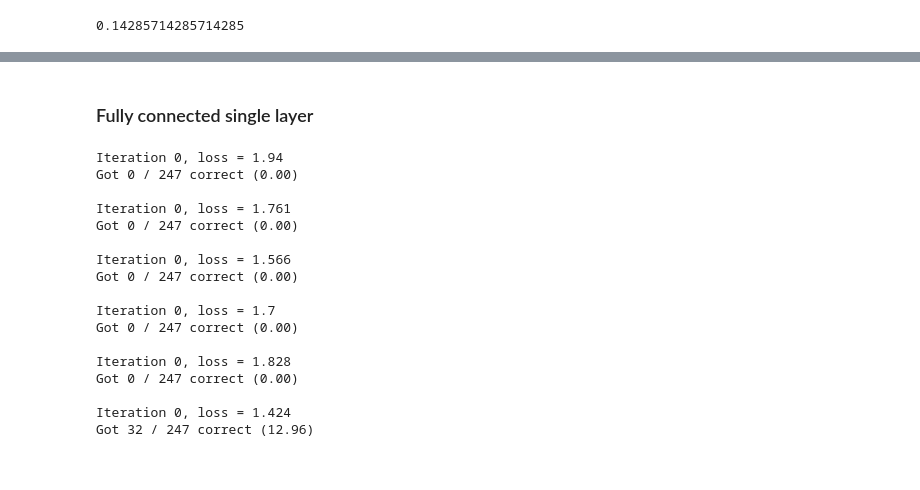
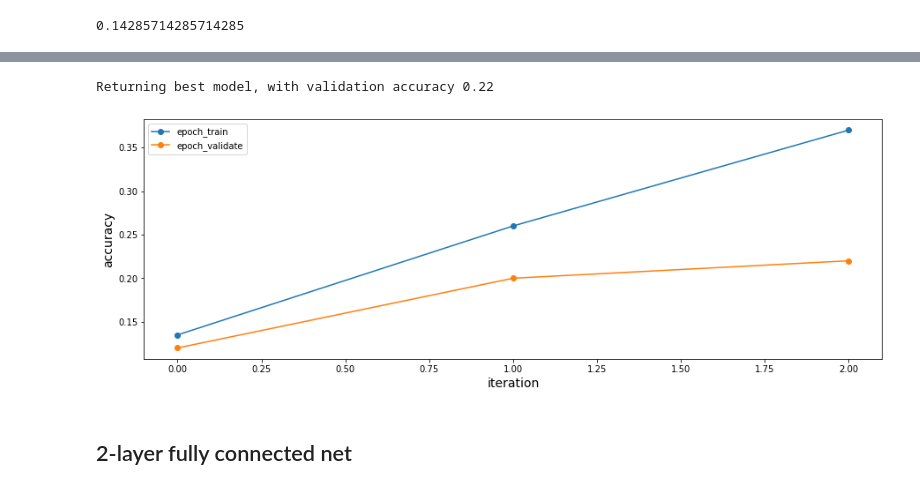
Before and after one commit to etrieschman/tree-finder, a Jupyter notebook: notebooks/preprocess_images.ipynb, the cells around one changed output, grey strips where cells are left out. Saved outputs shown, nothing was run; the diff lists cells and outputs as text; code cells hidden in the pictures.

```diff
--- a/notebooks/preprocess_images.ipynb
+++ b/notebooks/preprocess_images.ipynb
@@ -272,36 +226,17 @@ Got 40 / 247 correct (16.19)
+# %%
+model_mh = nn.Sequential(
+    Flatten(),
+    nn.Linear(IMAGE_DIM*IMAGE_DIM*3, len(class_names))
+    ).to(device)
+optimizer_mh = optim.Adam(model_mh.parameters(), lr=0.001, betas=(0.9, 0.99))
+schedlr_mh = lr_scheduler.StepLR(optimizer_mh, step_size=2, gamma=0.1) # lr decay
+criterion_mh = nn.MultiMarginLoss()
+# %%
+acc_history_mh = train_model(model_mh, criterion_mh, optimizer_mh, schedlr_mh,
+                                     loaders, sizes, device, 3)
+plot_accs({key: acc_history_mh[key] for key in ['epoch_train', 'epoch_validate']})
+# %% [output]
+Returning best model, with validation accuracy 0.22
+[figure, added]
 # %% [markdown]
-### Fully connected single layer
+## 2-layer fully connected net
-# %%
-hidden_layer_size = 128
-learning_rate = 1e-2
-
-model = nn.Sequential(
-    Flatten(),
-    nn.Linear(3 * SCALE_TEMP * SCALE_TEMP, hidden_layer_size),
-    nn.ReLU(),
-    nn.Linear(hidden_layer_size, NUM_CLASSES),
-)
-
-# you can use Nesterov momentum in optim.SGD
-optimizer = optim.SGD(model.parameters(), lr=learning_rate,
-                     momentum=0.9, nesterov=True)
-
-train_model(model, optimizer, F.cross_entropy, epochs=10)
-# %% [output]
-Iteration 0, loss = 1.94
-Got 0 / 247 correct (0.00)
-
-Iteration 0, loss = 1.761
-Got 0 / 247 correct (0.00)
-
-Iteration 0, loss = 1.566
-Got 0 / 247 correct (0.00)
-
-Iteration 0, loss = 1.7
-Got 0 / 247 correct (0.00)
-
-Iteration 0, loss = 1.828
-Got 0 / 247 correct (0.00)
-
-Iteration 0, loss = 1.424
-Got 32 / 247 correct (12.96)
```
Also changed, not shown: parts of 41 cells of this notebook, 5 other files.
